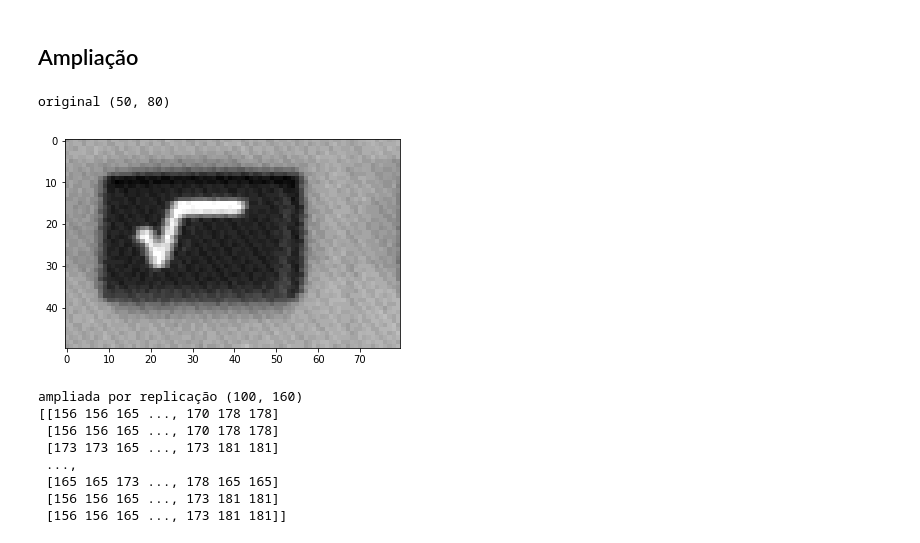
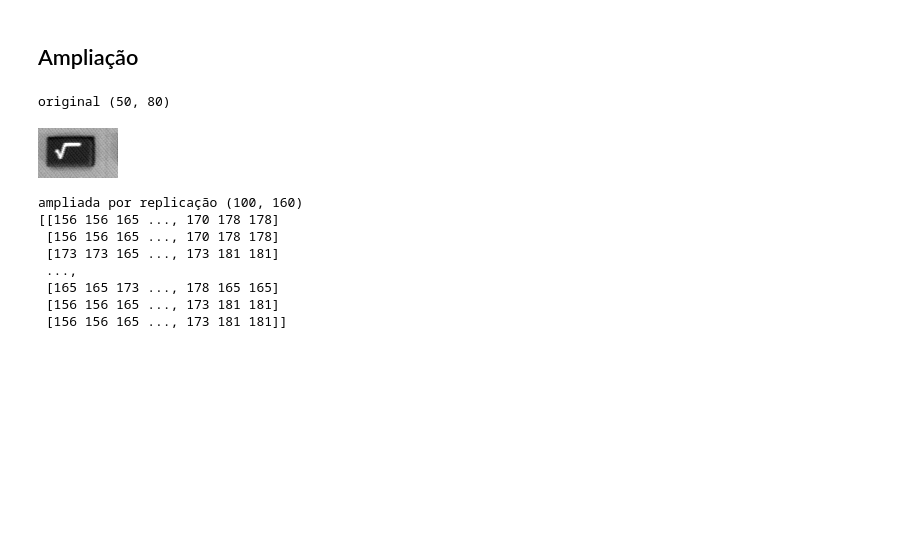
Before and after one commit to robertoalotufo/ia898, a Jupyter notebook: master/tutorial_1_imagens.ipynb, the cells around one changed output. Saved outputs shown, nothing was run; the diff lists cells and outputs as text; code cells hidden in the pictures; blank space fills up the shorter version.

```diff
--- a/master/tutorial_1_imagens.ipynb
+++ b/master/tutorial_1_imagens.ipynb
@@ -94,12 +94,12 @@ shape=(128, 128)
 # %% [markdown]
 ## Ampliação
 # %%
-f = mpimg.imread('../data/keyb.tif')[:50,:80]
-plt.imshow(f, cmap='gray')
+f = mpimg.imread('../data/keyb.tif').copy()[:50,:80]
 print('original %s' % (f.shape,) )
+Image.fromarray(f)
 # %% [output]
 original (50, 80)
-[figure, old version]
+[figure, new version]
 # %%
 H,W = f.shape
 g = np.zeros( (2*H,2*W), 'uint8')
```
Also changed, not shown: parts of 15 cells of this notebook, 7 other files.
